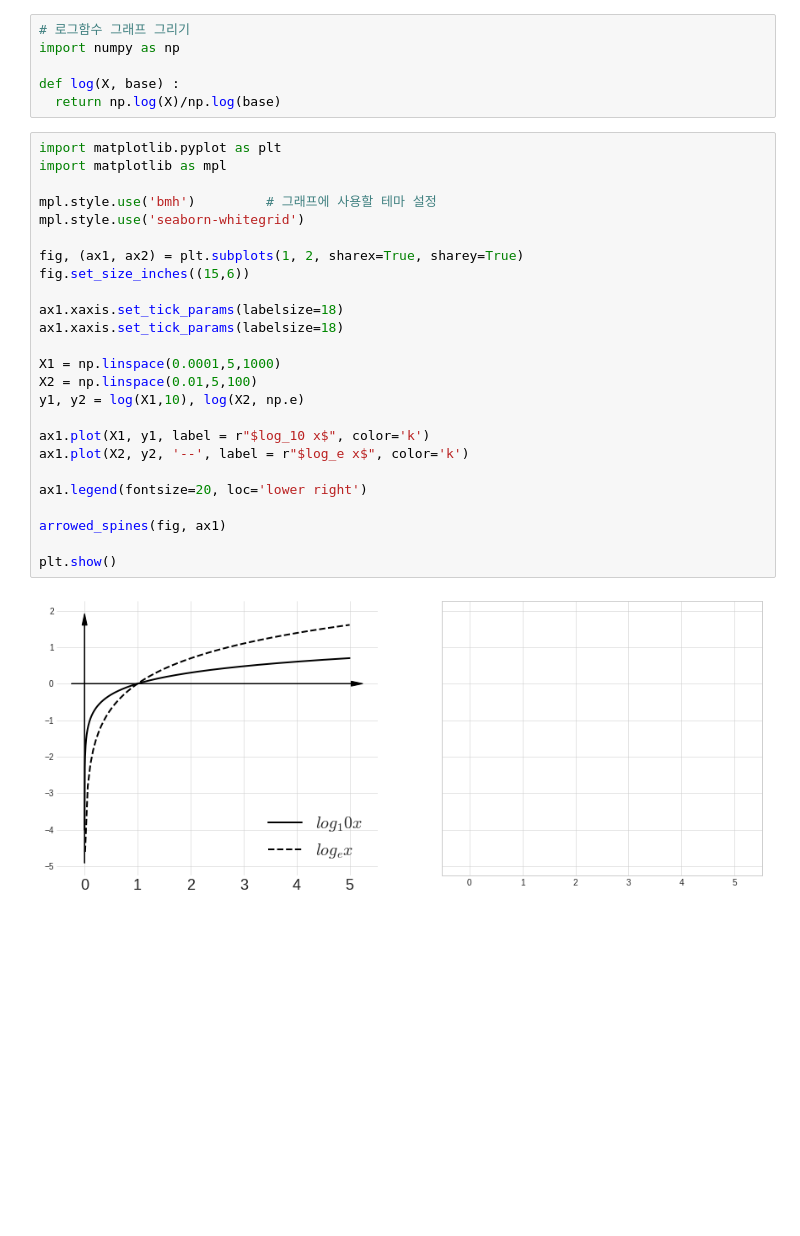
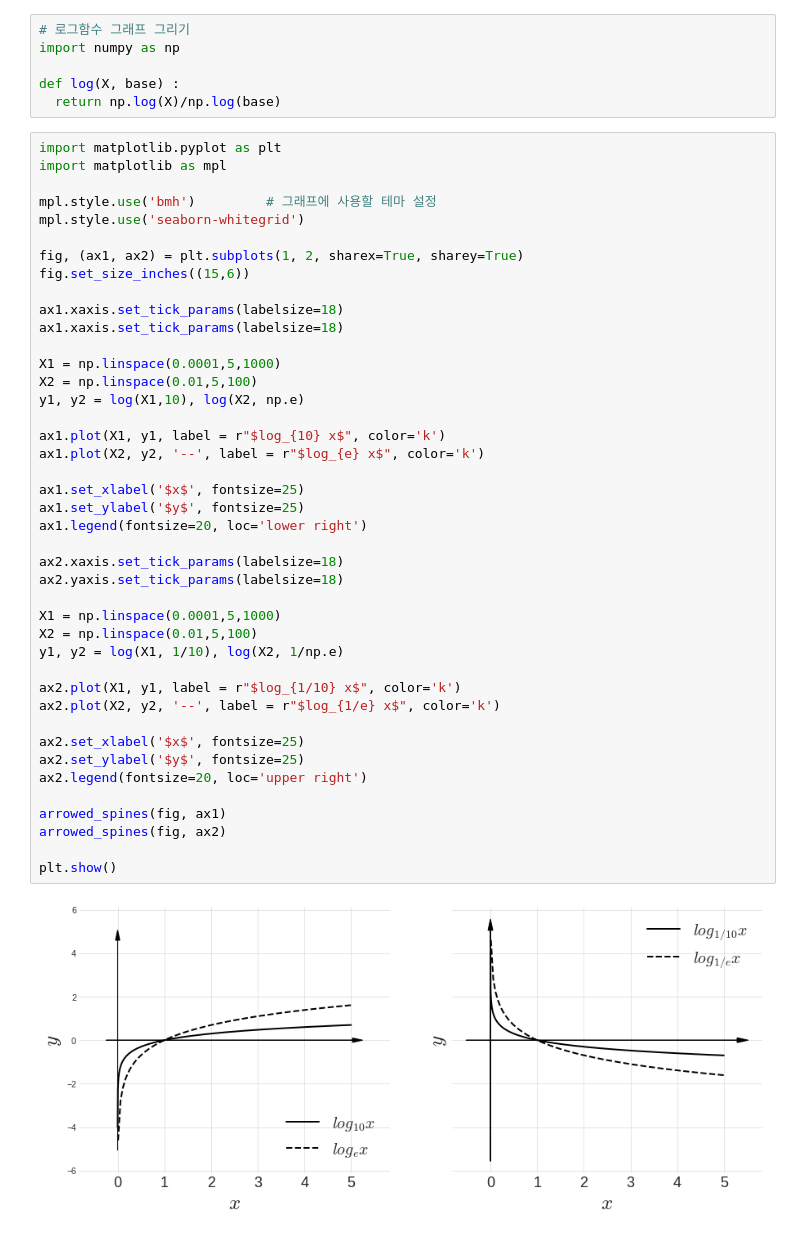
Before and after one commit to chw8207/math_basic, a Jupyter notebook: 함수.ipynb, the cells around one changed output. Drawn from its saved outputs; the diff is of its cells as text; blank space fills up the shorter version.

```diff
--- a/함수.ipynb
+++ b/함수.ipynb
@@ -162,27 +162,44 @@ def log(X, base) :
 # %%
 import matplotlib.pyplot as plt
 import matplotlib as mpl
 
 mpl.style.use('bmh')         # 그래프에 사용할 테마 설정
 mpl.style.use('seaborn-whitegrid')
 
 fig, (ax1, ax2) = plt.subplots(1, 2, sharex=True, sharey=True)
 fig.set_size_inches((15,6))
 
 ax1.xaxis.set_tick_params(labelsize=18)
 ax1.xaxis.set_tick_params(labelsize=18)
 
 X1 = np.linspace(0.0001,5,1000)
 X2 = np.linspace(0.01,5,100)
 y1, y2 = log(X1,10), log(X2, np.e)
 
-ax1.plot(X1, y1, label = r"$log_10 x$", color='k')
-ax1.plot(X2, y2, '--', label = r"$log_e x$", color='k')
+ax1.plot(X1, y1, label = r"$log_{10} x$", color='k')
+ax1.plot(X2, y2, '--', label = r"$log_{e} x$", color='k')
 
+ax1.set_xlabel('$x$', fontsize=25)
+ax1.set_ylabel('$y$', fontsize=25)
 ax1.legend(fontsize=20, loc='lower right')
 
+ax2.xaxis.set_tick_params(labelsize=18)
+ax2.yaxis.set_tick_params(labelsize=18)
+
+X1 = np.linspace(0.0001,5,1000)
+X2 = np.linspace(0.01,5,100)
+y1, y2 = log(X1, 1/10), log(X2, 1/np.e)
+
+ax2.plot(X1, y1, label = r"$log_{1/10} x$", color='k')
+ax2.plot(X2, y2, '--', label = r"$log_{1/e} x$", color='k')
+
+ax2.set_xlabel('$x$', fontsize=25)
+ax2.set_ylabel('$y$', fontsize=25)
+ax2.legend(fontsize=20, loc='upper right')
+
 arrowed_spines(fig, ax1)
+arrowed_spines(fig, ax2)
 
 plt.show()
 # %% [output]
-[figure, old version]
+[figure, new version]
```
